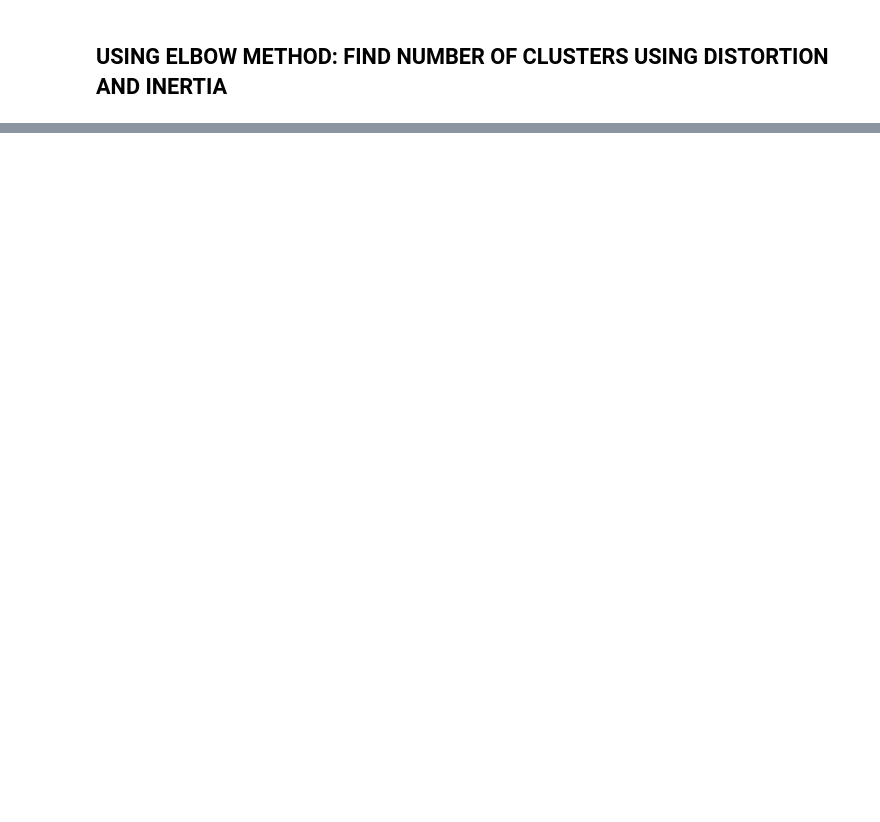
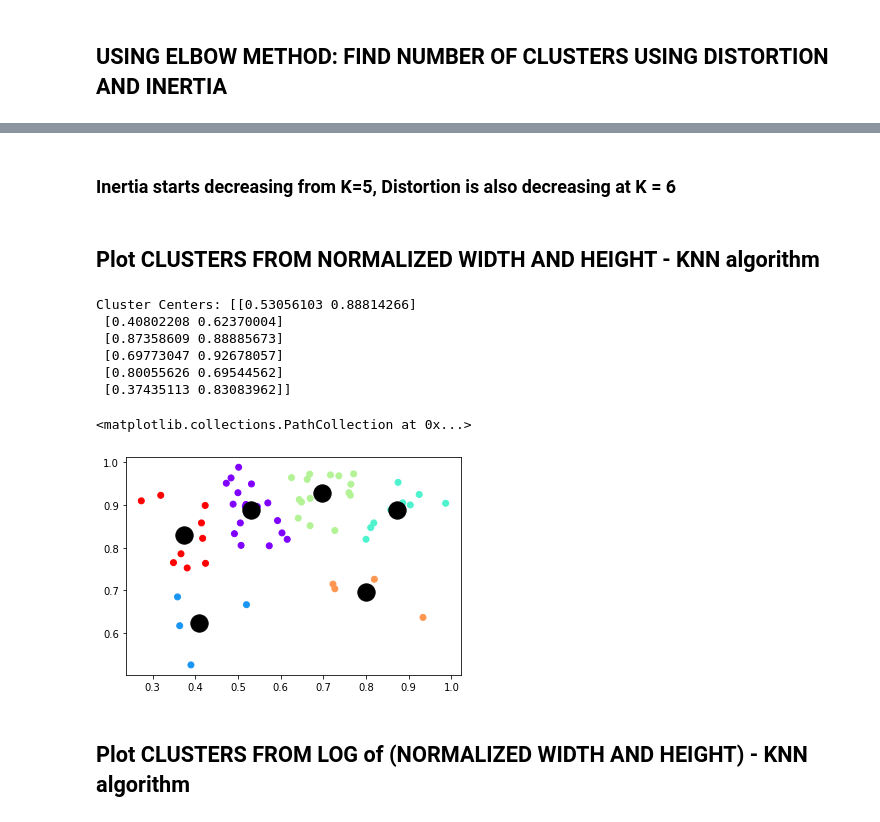
Before and after one commit to rohitrnath/EVA-4, a Jupyter notebook: S12/Assignment-B/Assignment12_B.ipynb, the cells around one changed output, grey strips where cells are left out. Saved outputs shown, nothing was run; the diff lists cells and outputs as text; code cells hidden in the pictures; blank space fills up the shorter version.

Commit message:
Better curves

```diff
--- a/S12/Assignment-B/Assignment12_B.ipynb
+++ b/S12/Assignment-B/Assignment12_B.ipynb
@@ -170,0 +118,32 @@ plt.show()
+# %% [markdown]
+### Inertia starts decreasing from K=5, Distortion is also decreasing at K = 6
+# %% [markdown]
+## Plot CLUSTERS FROM NORMALIZED WIDTH AND HEIGHT - KNN algorithm
+# %%
+
+import pandas as pd
+
+df1 = pd.DataFrame({
+    'x': n_w_bbox,
+    'y': n_h_bbox
+})
+
+from sklearn.cluster import KMeans
+
+kmeans = KMeans(n_clusters=6)
+kmeans.fit(df1)
+print("Cluster Centers:",kmeans.cluster_centers_)
+
+plt.scatter(n_w_bbox,n_h_bbox, c=kmeans.labels_, cmap='rainbow')
+plt.scatter(kmeans.cluster_centers_[:,0] ,kmeans.cluster_centers_[:,1],  s=300, color='black')
+# %% [output]
+Cluster Centers: [[0.53056103 0.88814266]
+ [0.40802208 0.62370004]
+ [0.87358609 0.88885673]
+ [0.69773047 0.92678057]
+ [0.80055626 0.69544562]
+ [0.37435113 0.83083962]]
+<matplotlib.collections.PathCollection at 0x...>
+[figure, added]
+# %% [markdown]
+## Plot CLUSTERS FROM LOG of (NORMALIZED WIDTH AND HEIGHT) - KNN algorithm
```
Also changed, not shown: parts of 13 cells of this notebook, 1 other file.
